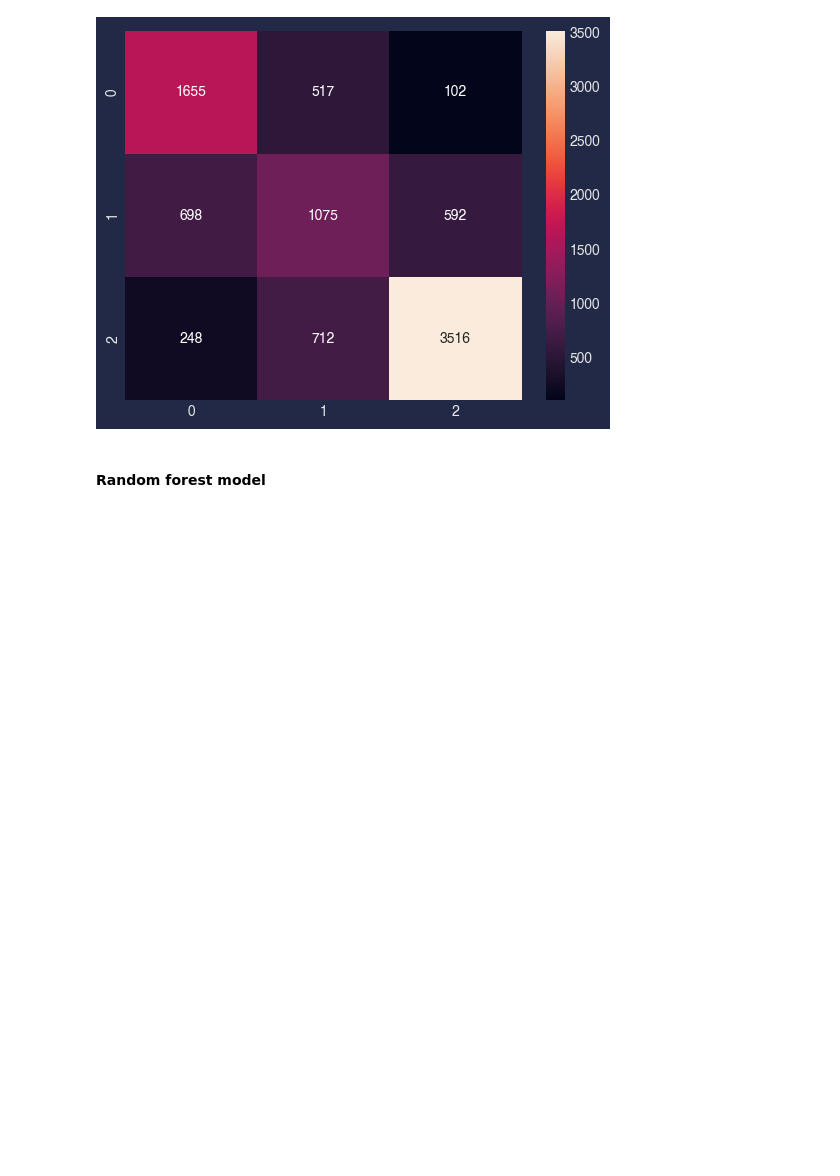
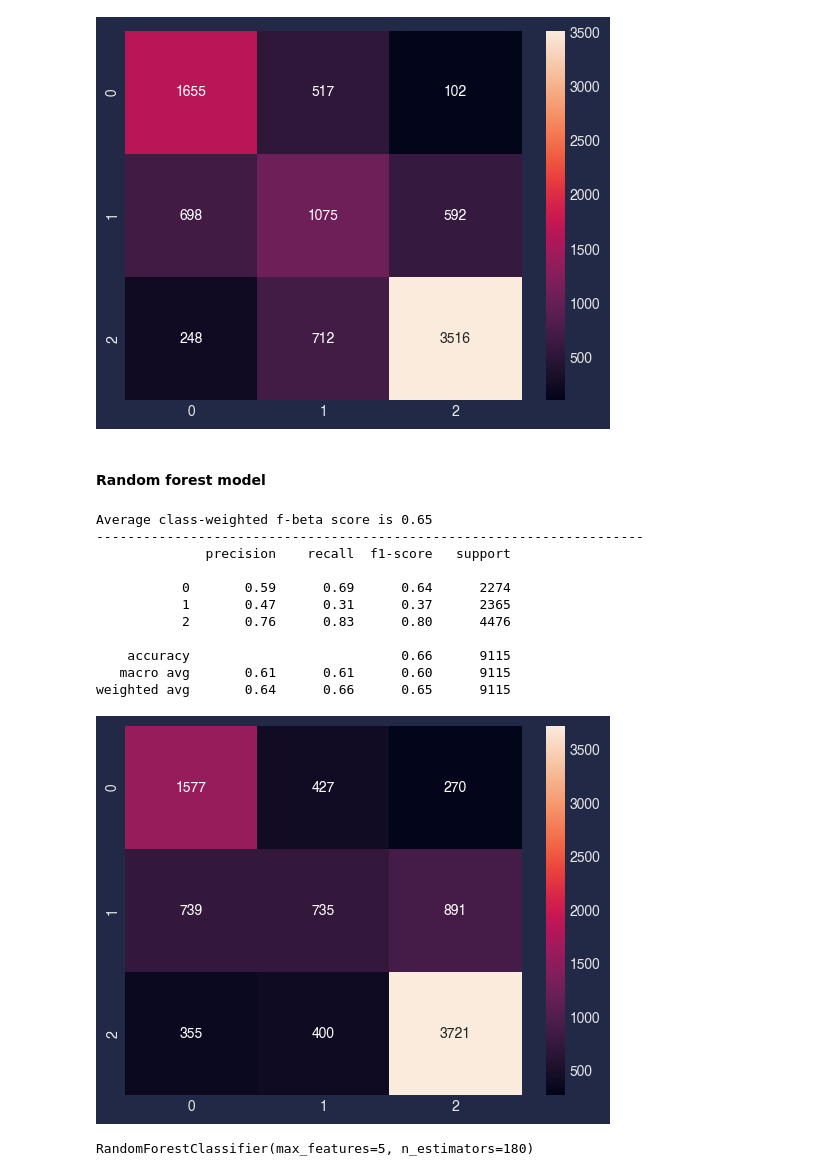
Before and after one commit to chris-hedemann/ml-project-air-pollution, a Jupyter notebook: ML_model_training.ipynb, the cells around one changed output. Drawn from its saved outputs; the diff is of its cells as text; code cells hidden in the pictures; blank space fills up the shorter version.

```diff
--- a/ML_model_training.ipynb
+++ b/ML_model_training.ipynb
@@ -163,27 +183,45 @@ weighted avg       0.69      0.69      0.69      9115
 # %%
 param_grid = {'rmf__n_estimators': range(10,200,5),
               'rmf__max_depth': [None,] + list(range(10,100,5)),
               'rmf__min_samples_leaf': range(1,10),
               'rmf__max_features': ("sqrt","log2",2,5,10)}
 
 ### Create a pipeline with the chosen baseline model and preprocessor
 rmfor = Pipeline([
     ('preprocessor', preprocessor),
     ('rmf', RandomForestClassifier())
 ])
 
 
 #Create a gridsearch for cross validation
 rs_rmfor = RandomizedSearchCV(rmfor, param_distributions=param_grid, cv=5, scoring=fbeta2_scorer,
-                           verbose=0, n_jobs=-1, n_iter=15)
+                           verbose=0, n_jobs=-1, n_iter=20)
 
 
 ## Fit the model using gridsearch and get best model
 rs_rmfor.fit(X_res, y_res);
 best_model = rs_rmfor.best_estimator_
 
 ## Make predictions on test set
 y_pred = best_model.predict(X_test);
 
 ## print the results
 print_results(y_test,y_pred);
+# %% [output]
+Average class-weighted f-beta score is 0.65
+----------------------------------------------------------------------
+              precision    recall  f1-score   support
+
+           0       0.59      0.69      0.64      2274
+           1       0.47      0.31      0.37      2365
+           2       0.76      0.83      0.80      4476
+
+    accuracy                           0.66      9115
+   macro avg       0.61      0.61      0.60      9115
+weighted avg       0.64      0.66      0.65      9115
+[figure, added]
+# %%
+### random forest params
+best_model['rmf']
+# %% [output]
+RandomForestClassifier(max_features=5, n_estimators=180)
```
Also changed, not shown: parts of 4 cells of this notebook.
